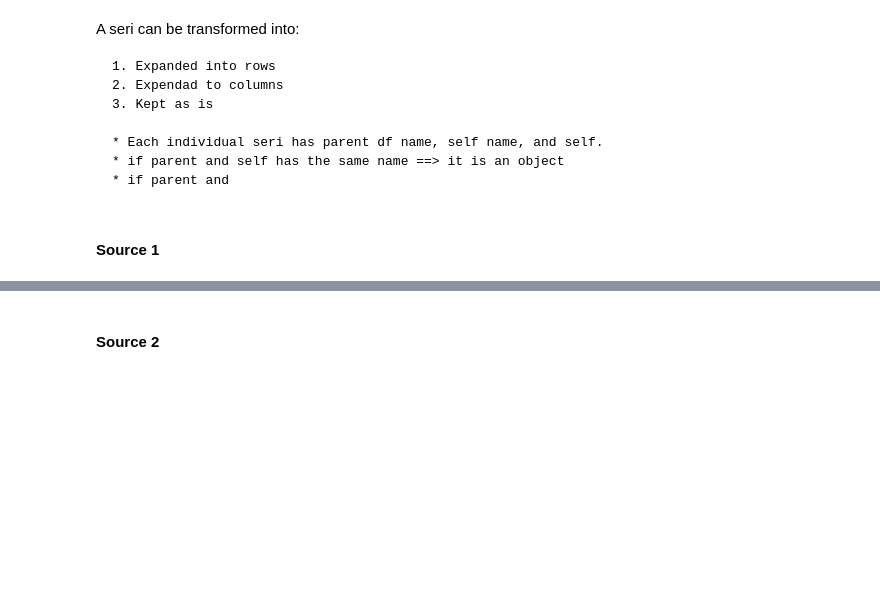
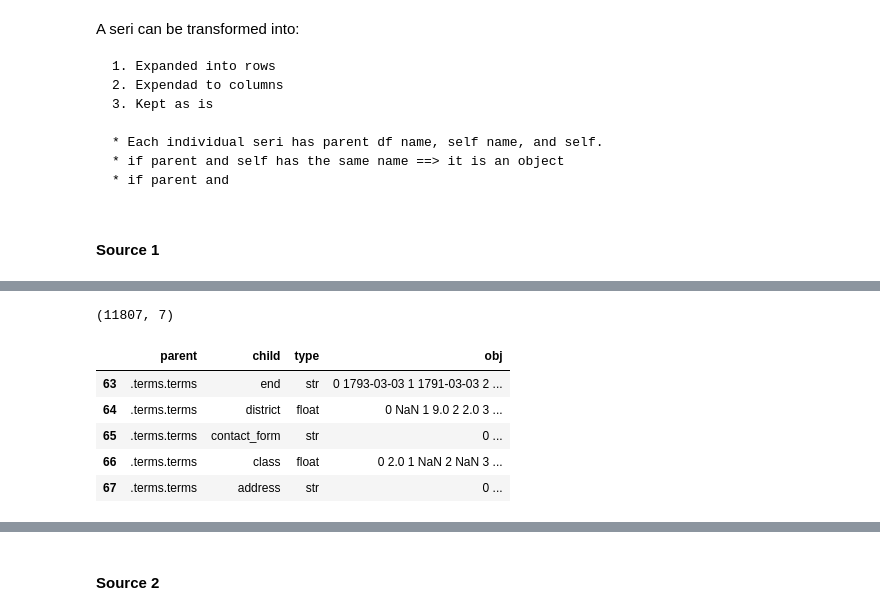
Before and after one commit to metinsenturk/flat_table, a Jupyter notebook: notebooks/Yaml.ipynb, the cells around one changed output, grey strips where cells are left out. Drawn from its saved outputs; the diff is of its cells as text; code cells hidden in the pictures; blank space fills up the shorter version.

```diff
--- a/notebooks/Yaml.ipynb
+++ b/notebooks/Yaml.ipynb
@@ -73,0 +42,4 @@ df_in[(df_in.type != 'dict') & (df_in.type != 'list')]
+# %%
+df1 = pd.DataFrame(source)
+df1_in = norm.mapper(df1)
+df1_in.shape
@@ -73,0 +65,13 @@ df_in[(df_in.type != 'dict') & (df_in.type != 'list')]
+# %%
+df1.shape
+# %% [output]
+(11807, 7)
+# %%
+df1_in.tail()
+# %% [output]
+|  | parent | child | type | obj |
+| 63 | .terms.terms | end | str | 0 1793-03-03 1 1791-03-03 2 ... |
+| 64 | .terms.terms | district | float | 0 NaN 1 9.0 2 2.0 3 ... |
+| 65 | .terms.terms | contact_form | str | 0 ... |
+| 66 | .terms.terms | class | float | 0 2.0 1 NaN 2 NaN 3 ... |
+| 67 | .terms.terms | address | str | 0 ... |
```
Also changed, not shown: parts of 21 cells of this notebook, 1 other file.
